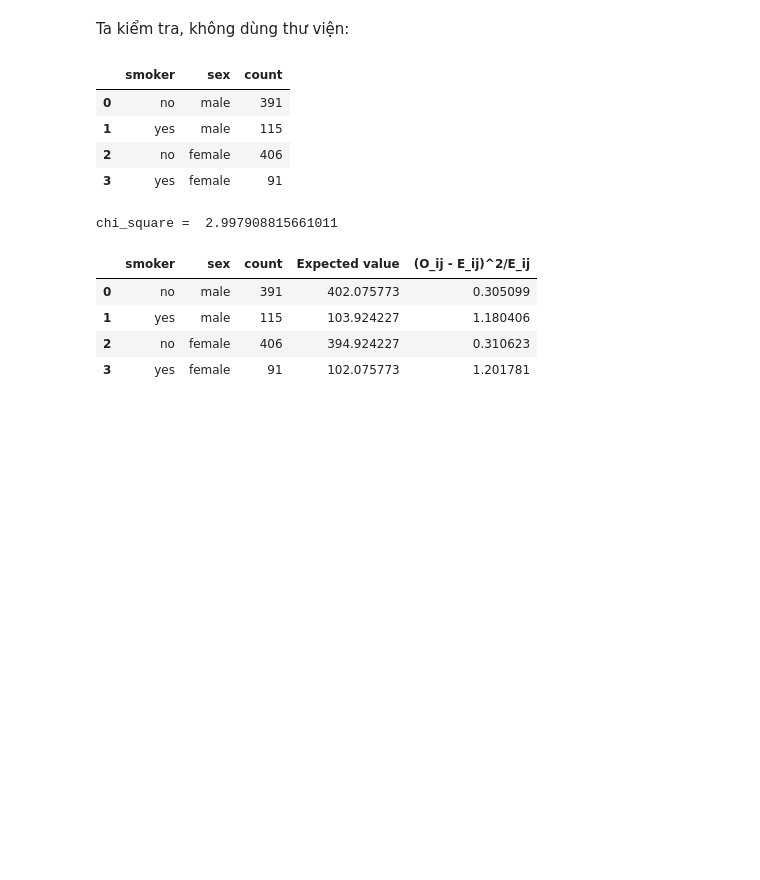
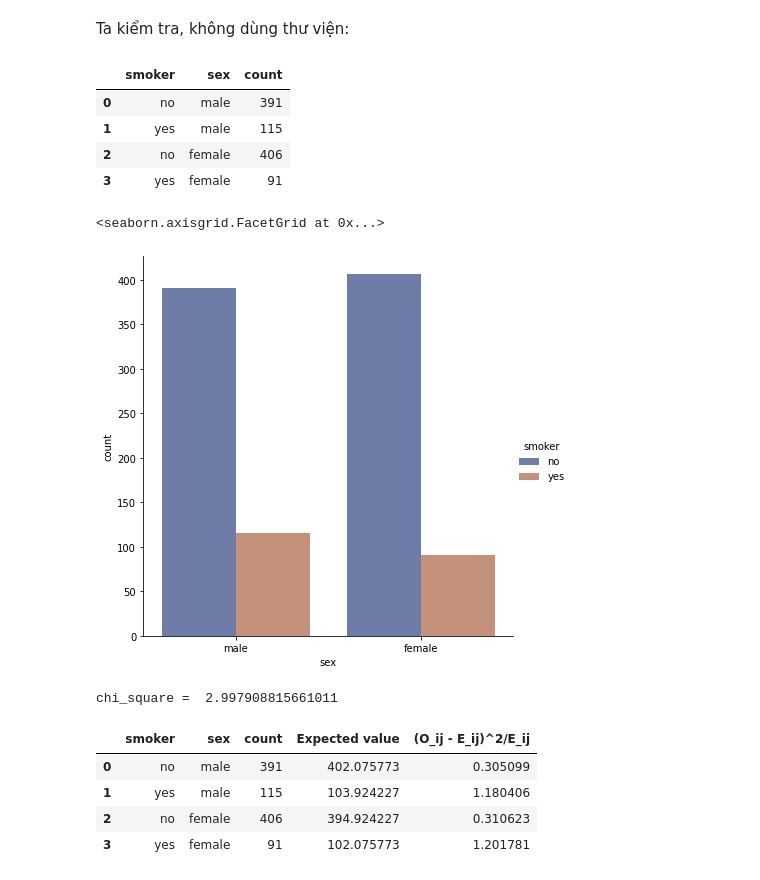
Before and after one commit to nguyenkhangme/charges_regression_analysis, a Jupyter notebook: Main.ipynb, the cells around one changed output. Cells and saved outputs as stored; diff of their text form; code cells hidden in the pictures; blank space fills up the shorter version.

Commit message:
* Add plot contigency sex-smoker

```diff
--- a/Main.ipynb
+++ b/Main.ipynb
@@ -619,6 +612,15 @@ contigency_1
 | 1 | yes | male | 115 |
 | 2 | no | female | 406 |
 | 3 | yes | female | 91 |
+# %%
+sns.catplot(
+    data=contigency_1, kind="bar",
+    x="sex", y="count", hue="smoker",
+    ci="sd", palette="dark", alpha=.6, height=6
+)
+# %% [output]
+<seaborn.axisgrid.FacetGrid at 0x...>
+[figure, added]
 # %%
 expectedValue = []
 
```
Also changed, not shown: parts of 10 cells of this notebook.
